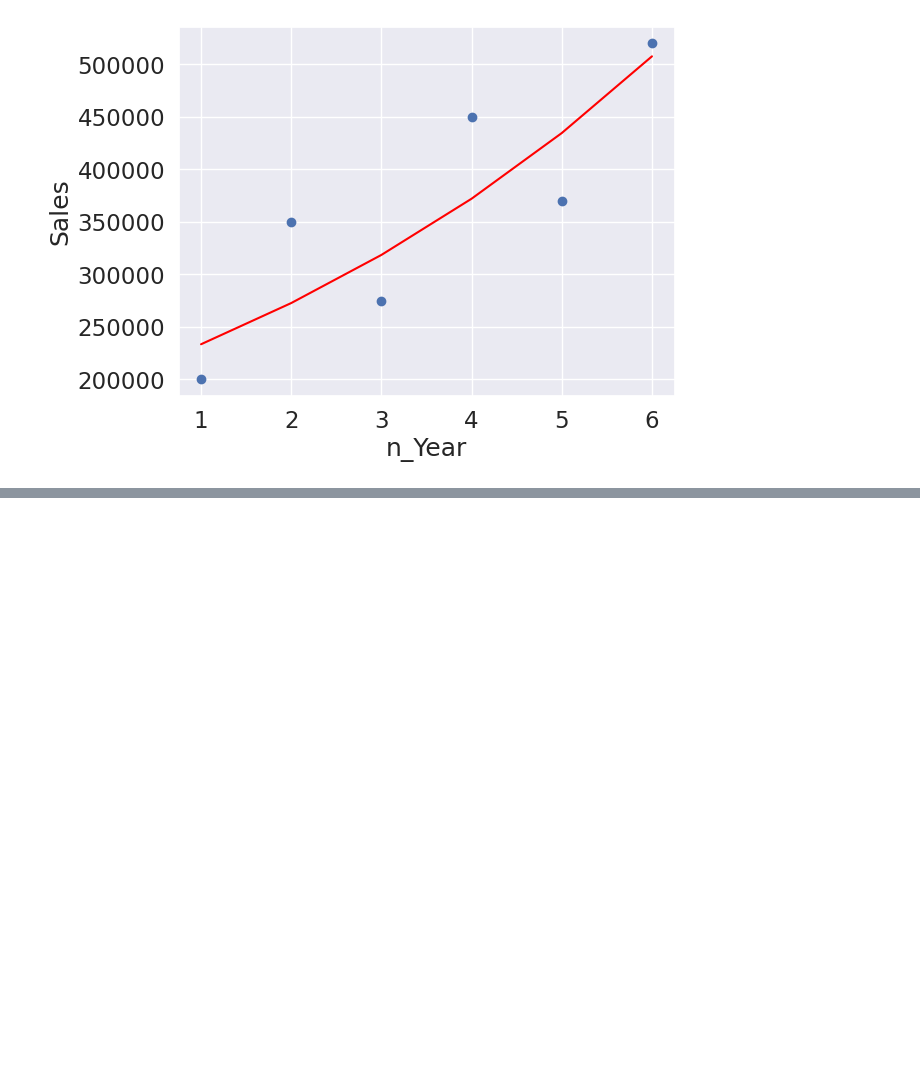
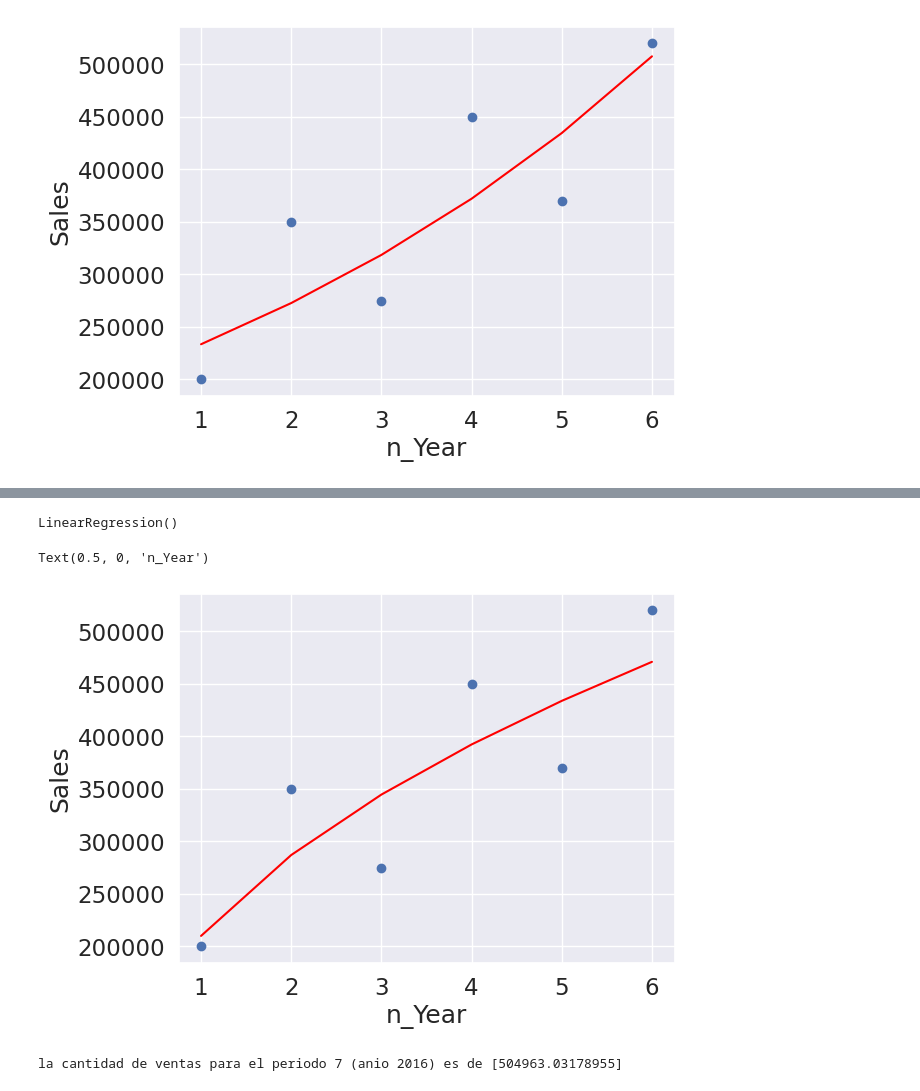
Before and after one commit to reduhq/Mercadotecnia, a Jupyter notebook: Mercadotecnia01.ipynb, the cells around one changed output, grey strips where cells are left out. Saved outputs shown, nothing was run; the diff lists cells and outputs as text; code cells hidden in the pictures; blank space fills up the shorter version.

Commit message:
Potential and logarithmic curve

```diff
--- a/Mercadotecnia01.ipynb
+++ b/Mercadotecnia01.ipynb
@@ -276,0 +283,4 @@ Log(Y) = 12.20568 + 0.15534X
+# %%
+import pandas as pd
+df = pd.read_excel('sales.xlsx')
+df
@@ -276,0 +295,7 @@ Log(Y) = 12.20568 + 0.15534X
+# %%
+import seaborn as sns
+import matplotlib.pyplot as plt
+sns.set(style="whitegrid", context="notebook")
+cols = ['n_year', 'sales']
+sns.pairplot(df[cols], height=2.5)
+plt.show()
@@ -276,0 +304,5 @@ Log(Y) = 12.20568 + 0.15534X
+# %%
+import numpy as np
+cm = np.corrcoef(df[cols].values.T)
+sns.set(font_scale=1.5)
+sns.heatmap(cm, cbar=True, annot=True, yticklabels=cols, xticklabels=cols)
@@ -276,0 +312,28 @@ Log(Y) = 12.20568 + 0.15534X
+# %%
+from sklearn.linear_model import LinearRegression
+
+X = np.array(df['n_year']).reshape(-1, 1)
+Y = np.array(df['sales'])
+
+log_x = np.log(X)
+log_y = np.log(Y)
+
+model = LinearRegression()
+model.fit(log_x, log_y)
+# %% [output]
+LinearRegression()
+# %%
+plt.scatter(X, Y)
+plt.plot(X, np.exp(model.predict(np.log(X))), color='red')
+plt.ylabel('Sales')
+plt.xlabel('n_Year')
+# %% [output]
+Text(0.5, 0, 'n_Year')
+[figure, added]
+# %%
+n_year = 7
+
+sales = model.predict(np.array(np.log(n_year)).reshape(-1, 1))
+print(f"la cantidad de ventas para el periodo 7 (anio 2016) es de {np.exp(sales)}")
+# %% [output]
+la cantidad de ventas para el periodo 7 (anio 2016) es de [504963.03178955]
```
Also changed, not shown: parts of 18 cells of this notebook.
